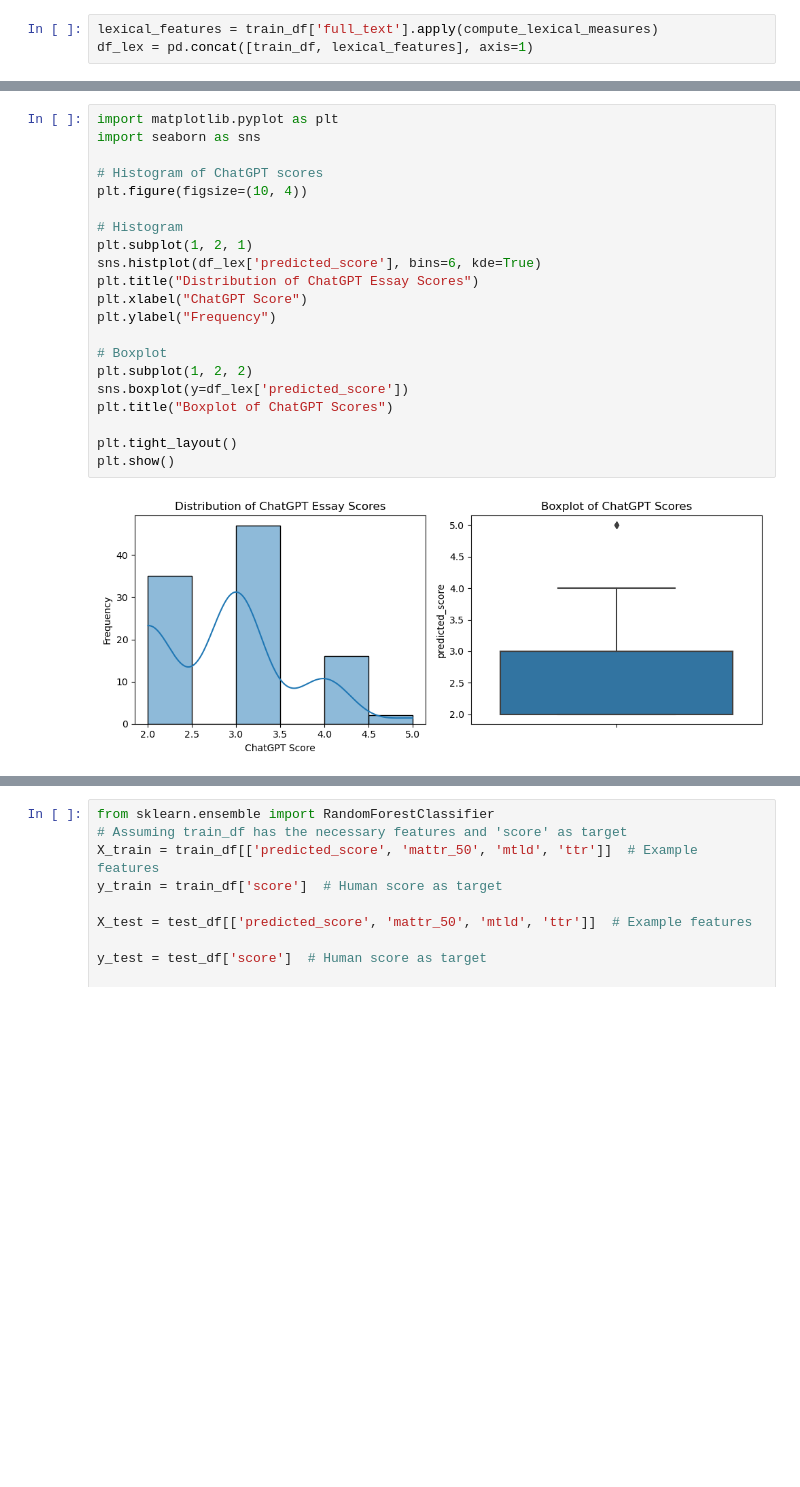
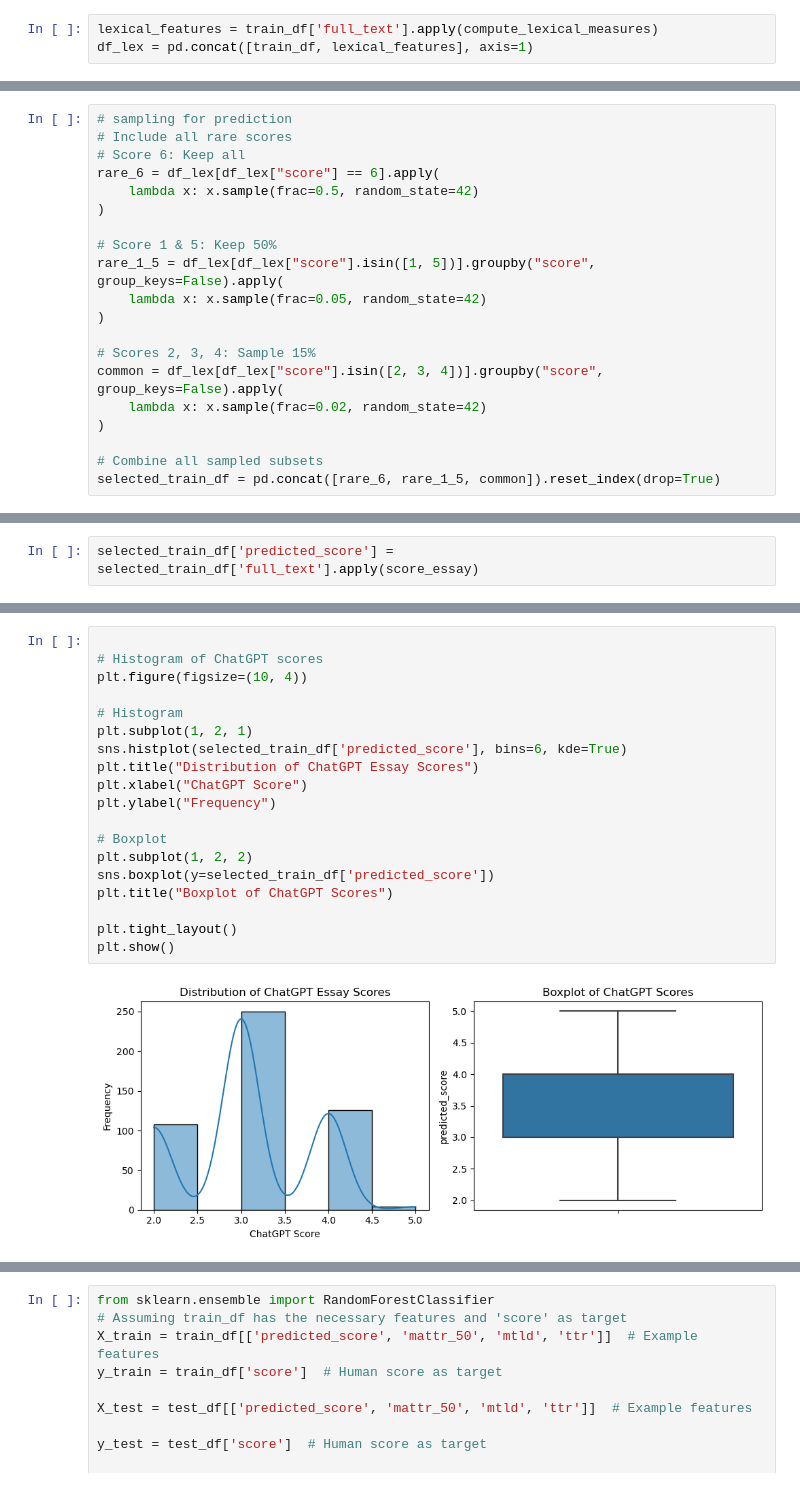
Before and after one commit to gordonwky/AI_Essay_Scoring, a Jupyter notebook: AI Essay scoring based on Learning Agency Lab Dataset.ipynb, the cells around one changed output, grey strips where cells are left out. Saved outputs shown, nothing was run; the diff lists cells and outputs as text; blank space fills up the shorter version.

```diff
--- a/AI Essay scoring based on Learning Agency Lab Dataset.ipynb
+++ b/AI Essay scoring based on Learning Agency Lab Dataset.ipynb
@@ -64,0 +80,20 @@ df_lex
+# %%
+# sampling for prediction
+# Include all rare scores
+# Score 6: Keep all
+rare_6 = df_lex[df_lex["score"] == 6].apply(
+    lambda x: x.sample(frac=0.5, random_state=42)
+)
+
+# Score 1 & 5: Keep 50%
+rare_1_5 = df_lex[df_lex["score"].isin([1, 5])].groupby("score", group_keys=False).apply(
+    lambda x: x.sample(frac=0.05, random_state=42)
+)
+
+# Scores 2, 3, 4: Sample 15%
+common = df_lex[df_lex["score"].isin([2, 3, 4])].groupby("score", group_keys=False).apply(
+    lambda x: x.sample(frac=0.02, random_state=42)
+)
+
+# Combine all sampled subsets
+selected_train_df = pd.concat([rare_6, rare_1_5, common]).reset_index(drop=True)
@@ -158,0 +217,2 @@ df_lex
+# %%
+selected_train_df['predicted_score'] = selected_train_df['full_text'].apply(score_essay)
@@ -159,26 +252,24 @@ df_lex
 # %%
-import matplotlib.pyplot as plt
-import seaborn as sns
 
 # Histogram of ChatGPT scores
 plt.figure(figsize=(10, 4))
 
 # Histogram
 plt.subplot(1, 2, 1)
-sns.histplot(df_lex['predicted_score'], bins=6, kde=True)
+sns.histplot(selected_train_df['predicted_score'], bins=6, kde=True)
 plt.title("Distribution of ChatGPT Essay Scores")
 plt.xlabel("ChatGPT Score")
 plt.ylabel("Frequency")
 
 # Boxplot
 plt.subplot(1, 2, 2)
-sns.boxplot(y=df_lex['predicted_score'])
+sns.boxplot(y=selected_train_df['predicted_score'])
 plt.title("Boxplot of ChatGPT Scores")
 
 plt.tight_layout()
 plt.show()
 # %% [output]
-[figure, old version]
+[figure, new version]
 # %%
 from sklearn.metrics import confusion_matrix, ConfusionMatrixDisplay
 
```
Also changed, not shown: parts of 25 cells of this notebook.
